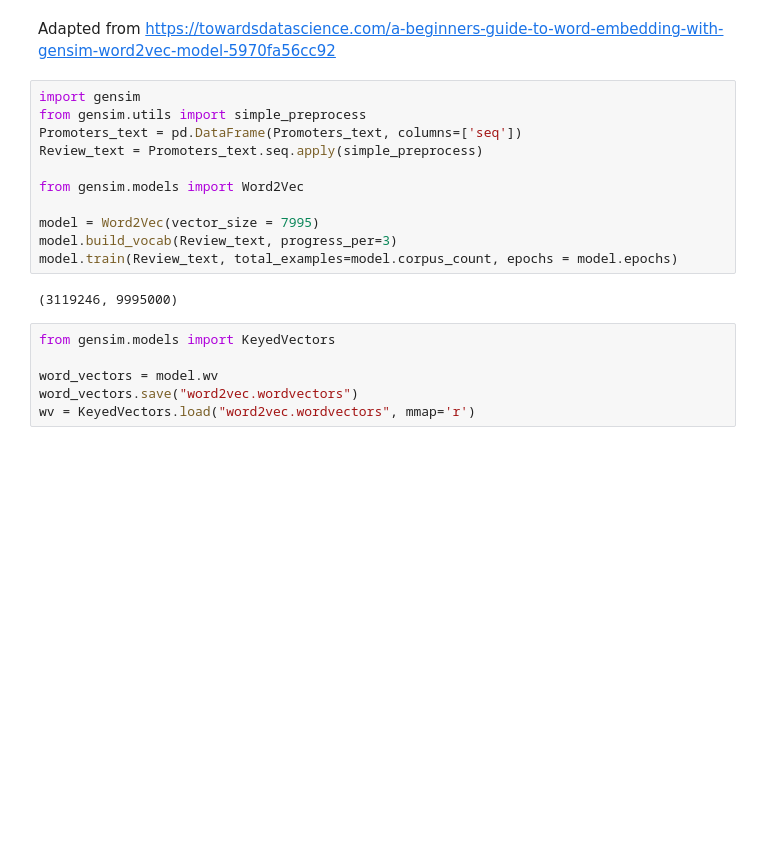
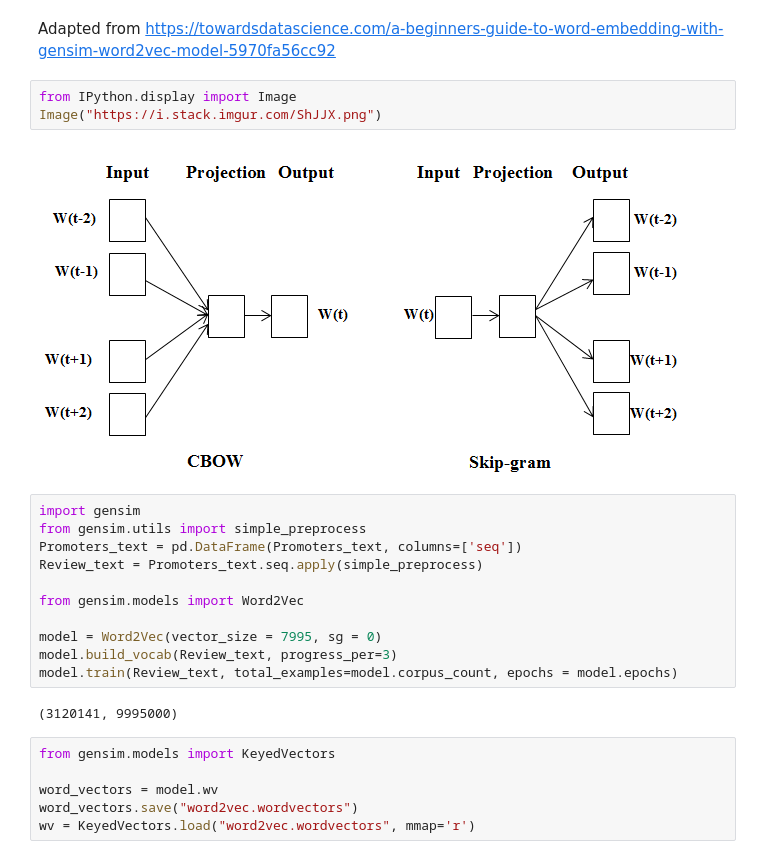
Before and after one commit to sermare/DeepOff, a Jupyter notebook: NLP.ipynb, the cells around one changed output. Cells and saved outputs as stored; diff of their text form; blank space fills up the shorter version.

```diff
--- a/NLP.ipynb
+++ b/NLP.ipynb
@@ -145,6 +145,11 @@ len(Promoters_text.seq[0])
 Genism, a Natural Language Processing Library for the Word2Vec algorithm
 # %% [markdown]
 Adapted from https://towardsdatascience.com/a-beginners-guide-to-word-embedding-with-gensim-word2vec-model-5970fa56cc92
+# %%
+from IPython.display import Image
+Image("https://i.stack.imgur.com/ShJJX.png")
+# %% [output]
+[figure, added]
 # %%
 import gensim
 from gensim.utils import simple_preprocess
@@ -153,11 +158,11 @@ Review_text = Promoters_text.seq.apply(simple_preprocess)
 
 from gensim.models import Word2Vec
 
-model = Word2Vec(vector_size = 7995)
+model = Word2Vec(vector_size = 7995, sg = 0)
 model.build_vocab(Review_text, progress_per=3)
 model.train(Review_text, total_examples=model.corpus_count, epochs = model.epochs)
 # %% [output]
-(3119246, 9995000)
+(3120141, 9995000)
 # %%
 from gensim.models import KeyedVectors
 
```
Also changed, not shown: parts of 11 cells of this notebook.
